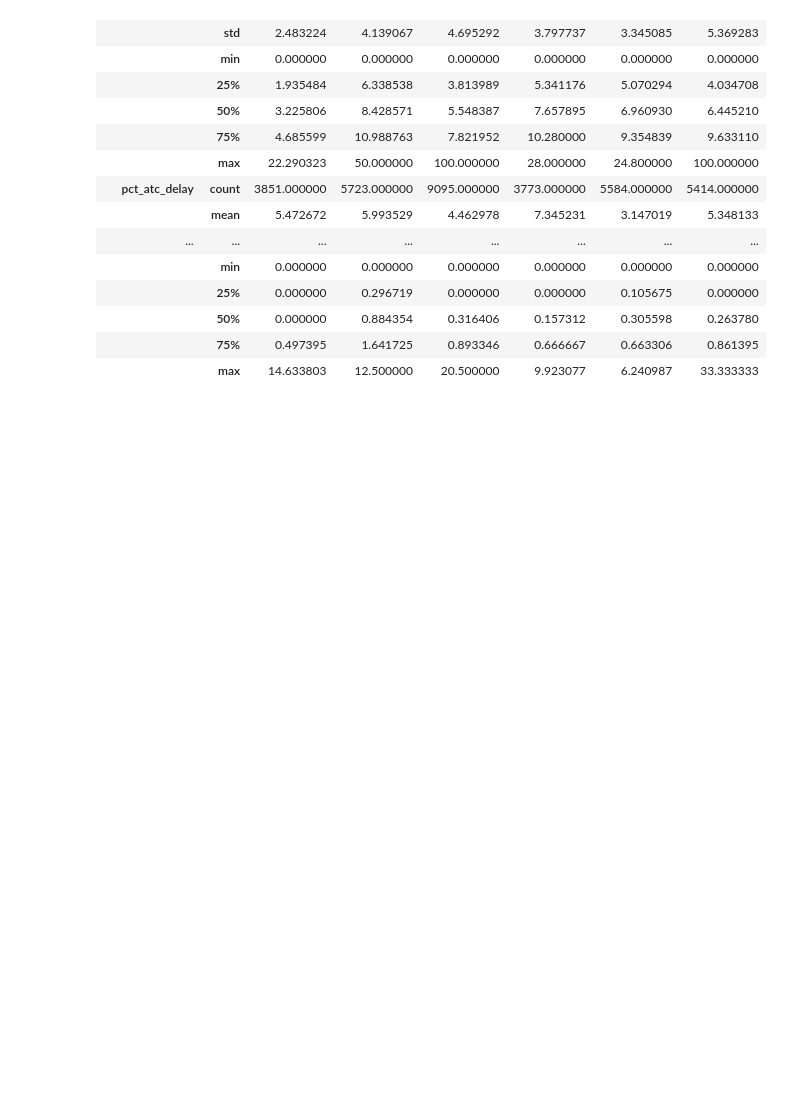
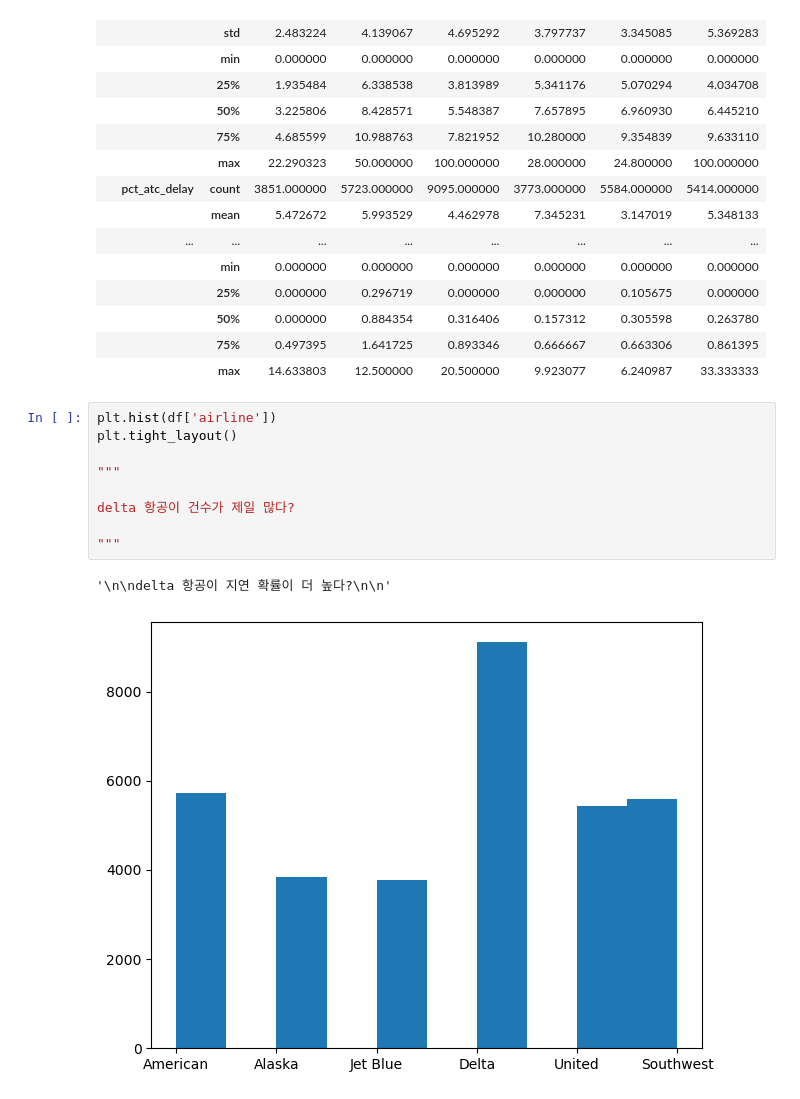
Before and after one commit to Clear-head/hipython_repo, a Jupyter notebook: 18_EDA.ipynb, the cells around one changed output. Cells and saved outputs as stored; diff of their text form; blank space fills up the shorter version.

```diff
--- a/18_EDA.ipynb
+++ b/18_EDA.ipynb
@@ -126,3 +127,15 @@ df.groupby("airline").describe().T
 |  | 50% | 0.000000 | 0.884354 | 0.316406 | 0.157312 | 0.305598 | 0.263780 |
 |  | 75% | 0.497395 | 1.641725 | 0.893346 | 0.666667 | 0.663306 | 0.861395 |
 |  | max | 14.633803 | 12.500000 | 20.500000 | 9.923077 | 6.240987 | 33.333333 |
+# %%
+plt.hist(df['airline'])
+plt.tight_layout()
+
+"""
+
+delta 항공이 건수가 제일 많다?
+
+"""
+# %% [output]
+'\n\ndelta 항공이 지연 확률이 더 높다?\n\n'
+[figure, added]
```
Also changed, not shown: parts of 4 cells of this notebook, 5 other files.
